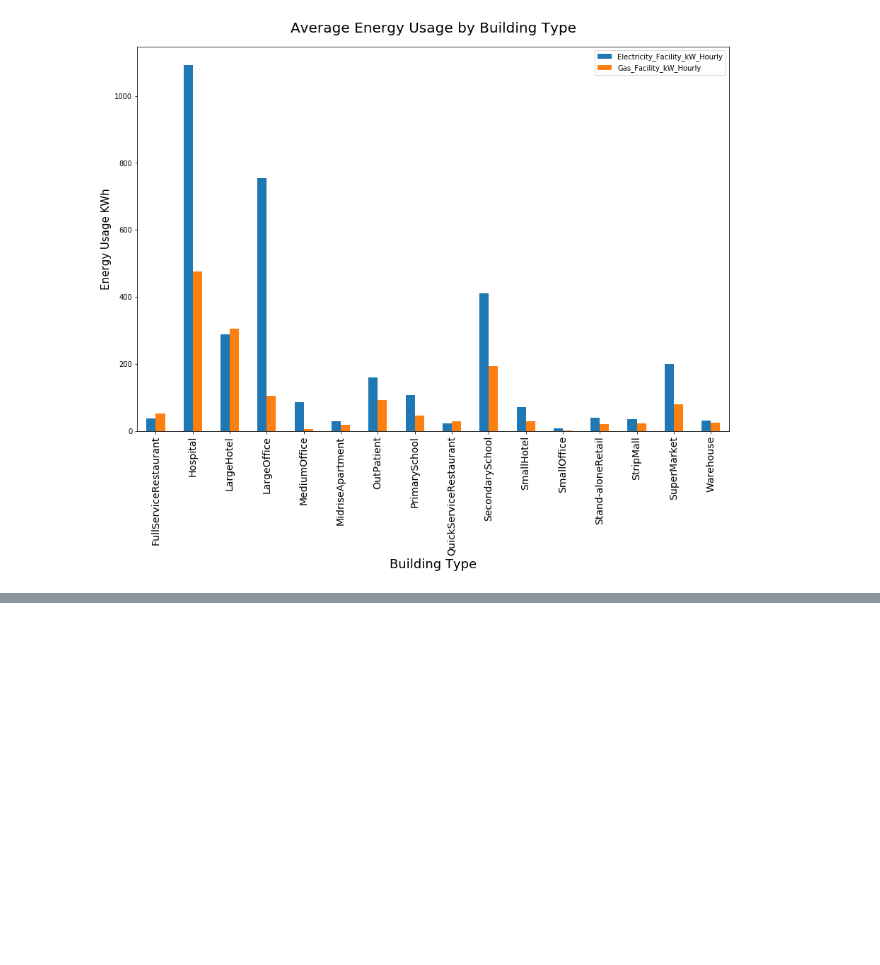
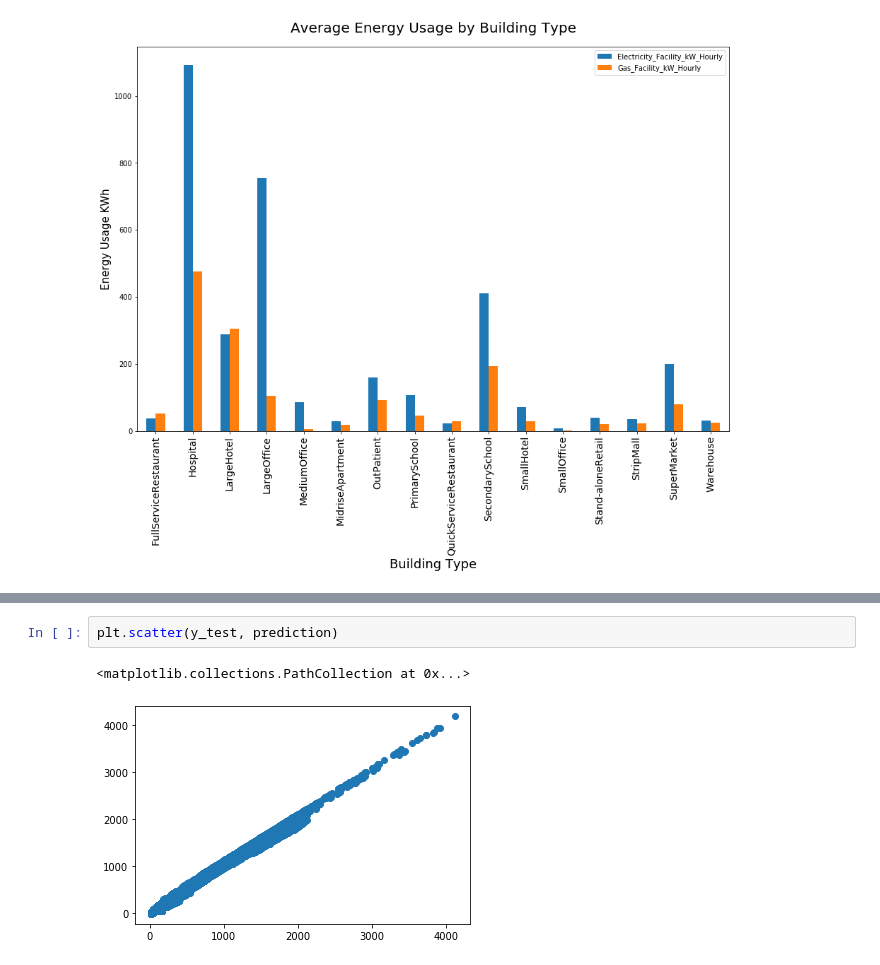
Before and after one commit to dgitts/electric-load-forecasting, a Jupyter notebook: notebooks/david.ipynb, the cells around one changed output, grey strips where cells are left out. Saved outputs shown, nothing was run; the diff lists cells and outputs as text; blank space fills up the shorter version.

```diff
--- a/notebooks/david.ipynb
+++ b/notebooks/david.ipynb
@@ -319,0 +519,5 @@ Text(0.5, 1.0, 'Average Energy Usage by Building Type')
+# %%
+plt.scatter(y_test, prediction)
+# %% [output]
+<matplotlib.collections.PathCollection at 0x...>
+[figure, added]
```
Also changed, not shown: parts of 29 cells of this notebook.
